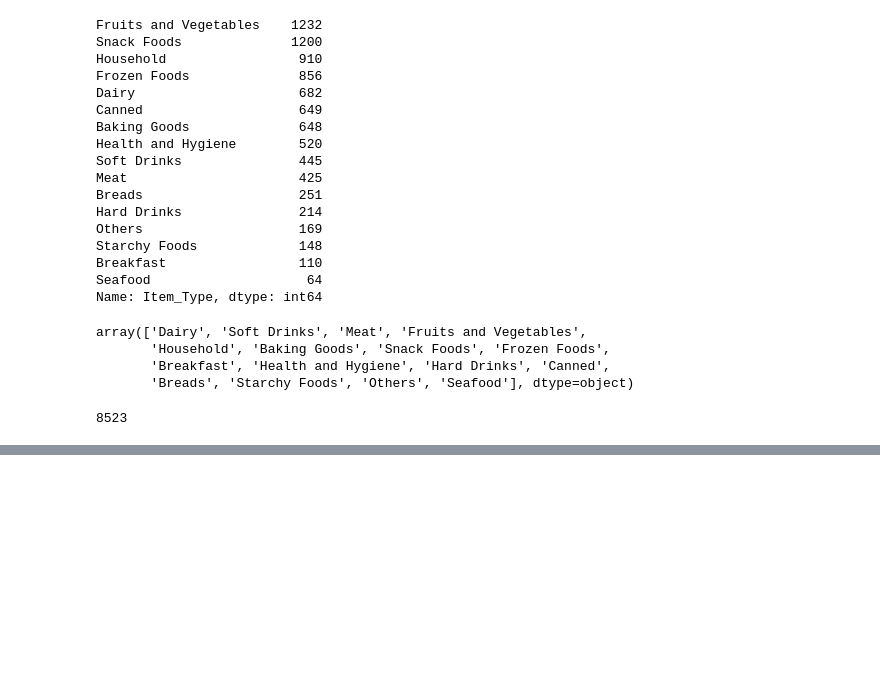
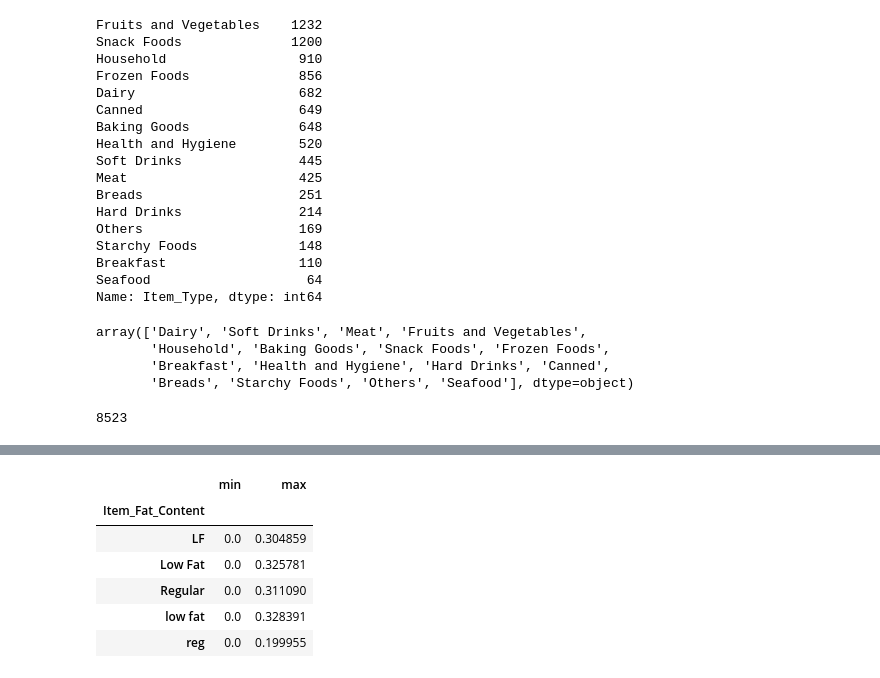
Before and after one commit to loganrane/MachineLearning101, a Jupyter notebook: Projects/Pandas Basics.ipynb, the cells around one changed output, grey strips where cells are left out. Saved outputs shown, nothing was run; the diff lists cells and outputs as text; code cells hidden in the pictures; blank space fills up the shorter version.

```diff
--- a/Projects/Pandas Basics.ipynb
+++ b/Projects/Pandas Basics.ipynb
@@ -118,0 +150,10 @@ df_train.Item_Type.count() # Counts the total values in the series.
+# %%
+df_train.groupby('Item_Fat_Content').Item_Visibility.agg([min, max]) # To view more than one stats at the same time
+# %% [output]
+|  | min | max |
+| Item_Fat_Content |  |  |
+| LF | 0.0 | 0.304859 |
+| Low Fat | 0.0 | 0.325781 |
+| Regular | 0.0 | 0.311090 |
+| low fat | 0.0 | 0.328391 |
+| reg | 0.0 | 0.199955 |
```
Also changed, not shown: parts of 9 cells of this notebook.
